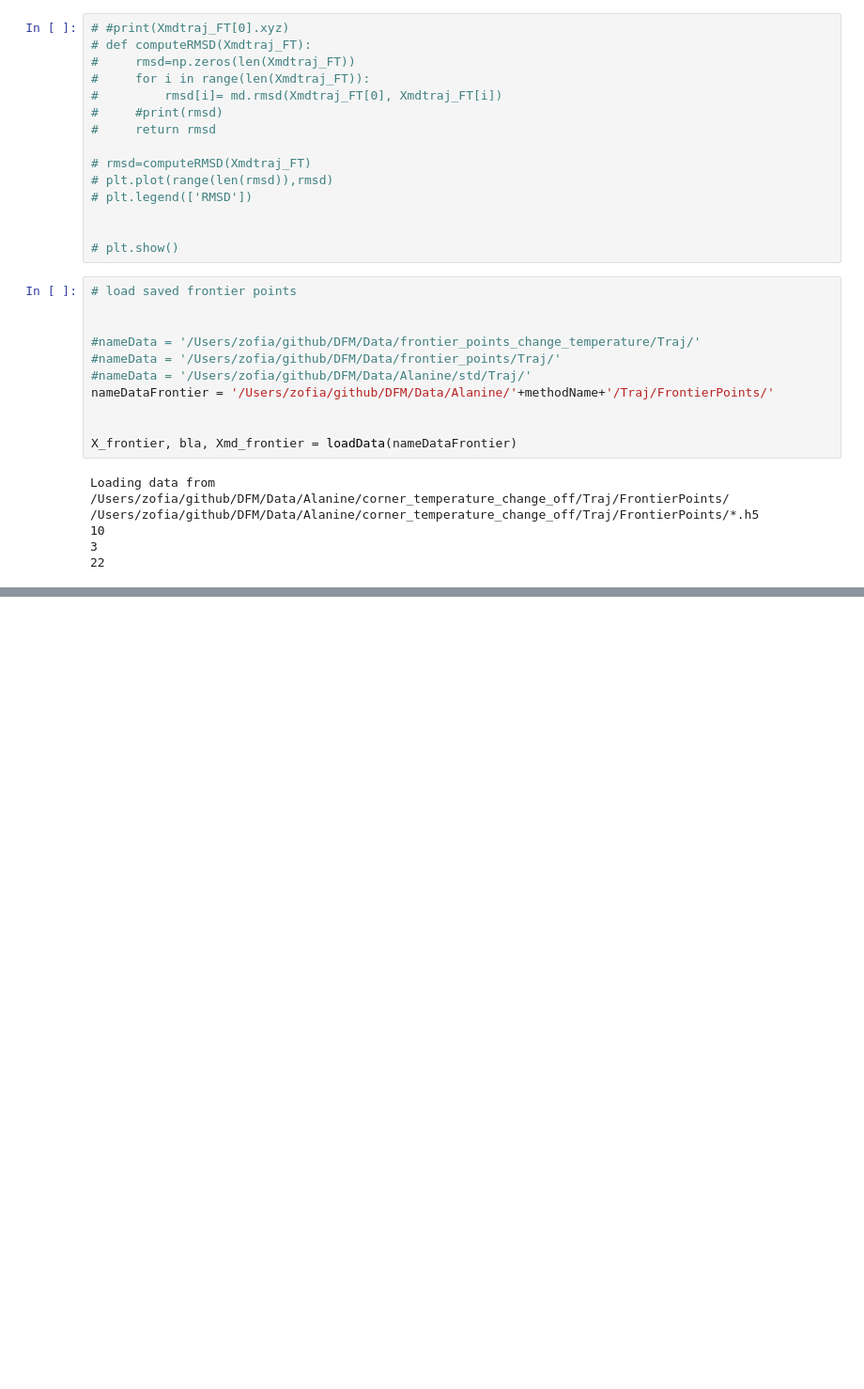
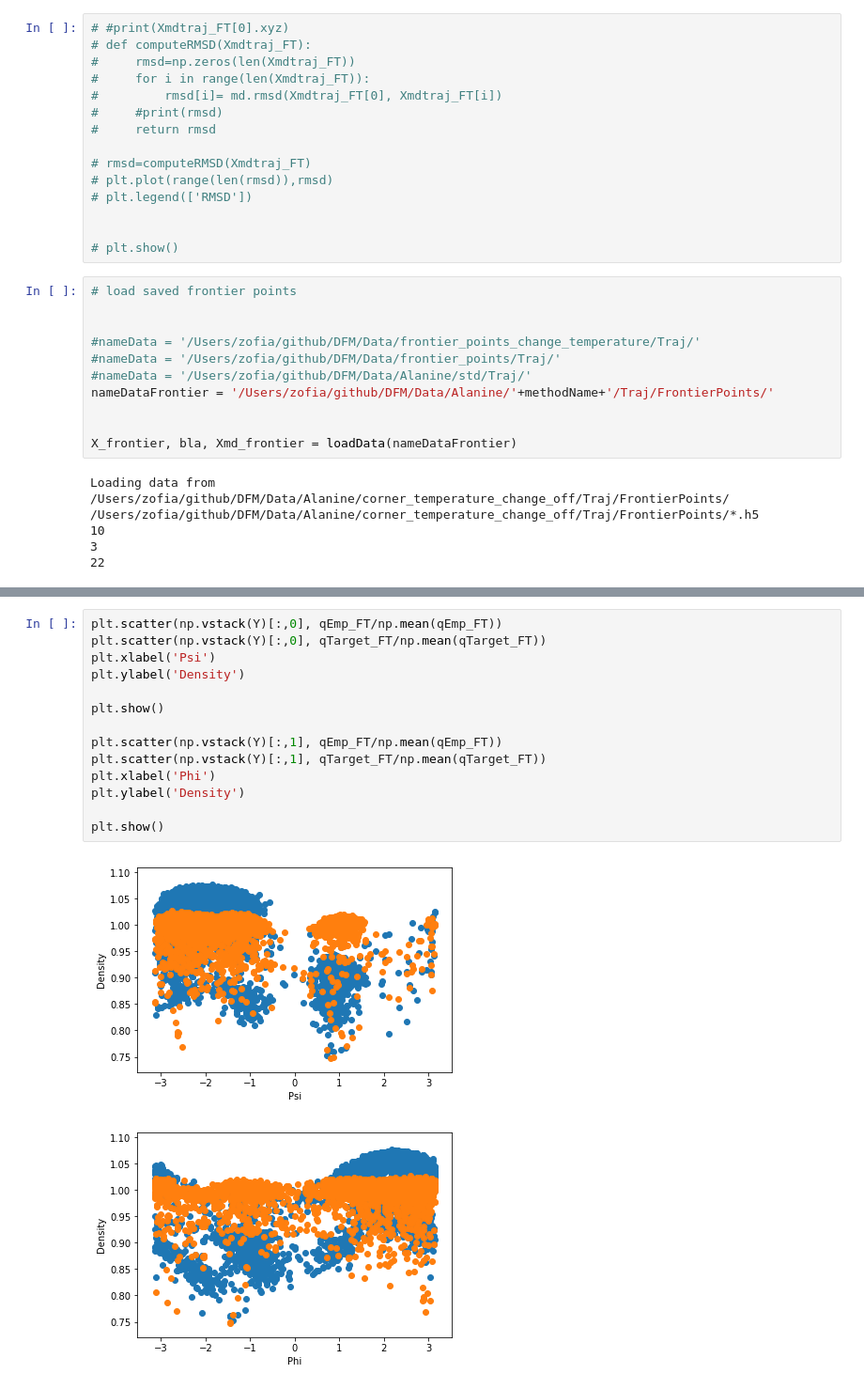
Before and after one commit to ZofiaTr/DFM, a Jupyter notebook: interactivePython/post_proc_alanine_frontierPointsEvolution.ipynb, the cells around one changed output, grey strips where cells are left out. Shown at 94% size. Drawn from its saved outputs; the diff is of its cells as text; blank space fills up the shorter version.

```diff
--- a/interactivePython/post_proc_alanine_frontierPointsEvolution.ipynb
+++ b/interactivePython/post_proc_alanine_frontierPointsEvolution.ipynb
@@ -746,0 +843,17 @@ print('<rmsd> = '+repr(meanRunbiased*samplerAlgo.model.x_unit))
+# %%
+plt.scatter(np.vstack(Y)[:,0], qEmp_FT/np.mean(qEmp_FT))
+plt.scatter(np.vstack(Y)[:,0], qTarget_FT/np.mean(qTarget_FT))
+plt.xlabel('Psi')
+plt.ylabel('Density')
+
+plt.show()
+
+plt.scatter(np.vstack(Y)[:,1], qEmp_FT/np.mean(qEmp_FT))
+plt.scatter(np.vstack(Y)[:,1], qTarget_FT/np.mean(qTarget_FT))
+plt.xlabel('Phi')
+plt.ylabel('Density')
+
+plt.show()
+# %% [output]
+[figure, added]
+[figure, added]
```
Also changed, not shown: parts of 17 cells of this notebook, 24 other files.
